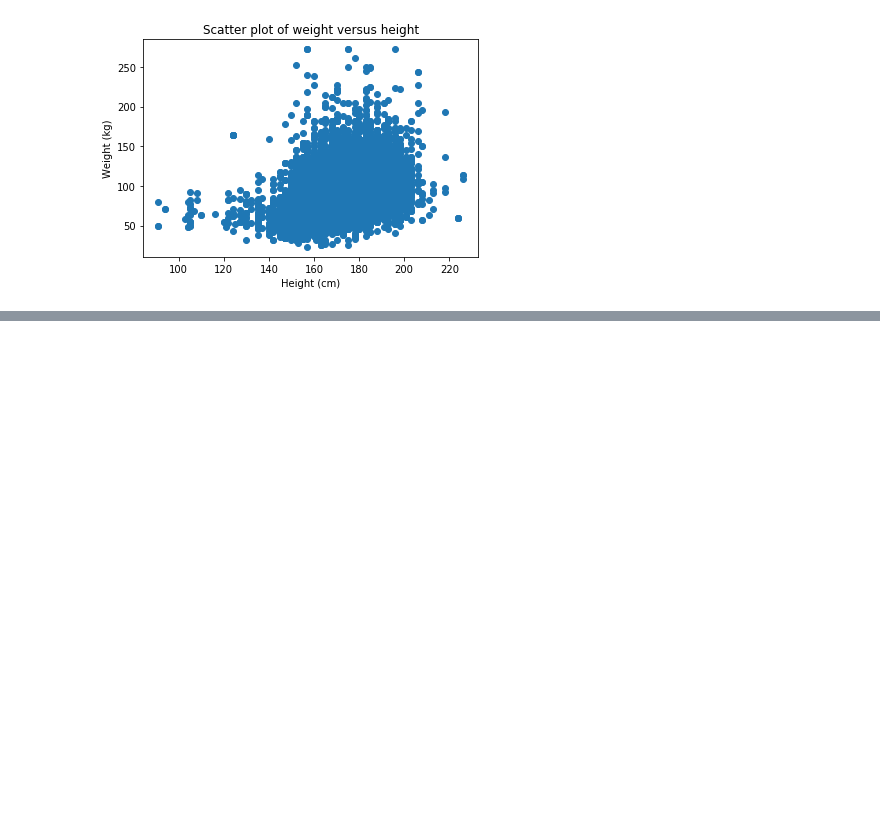
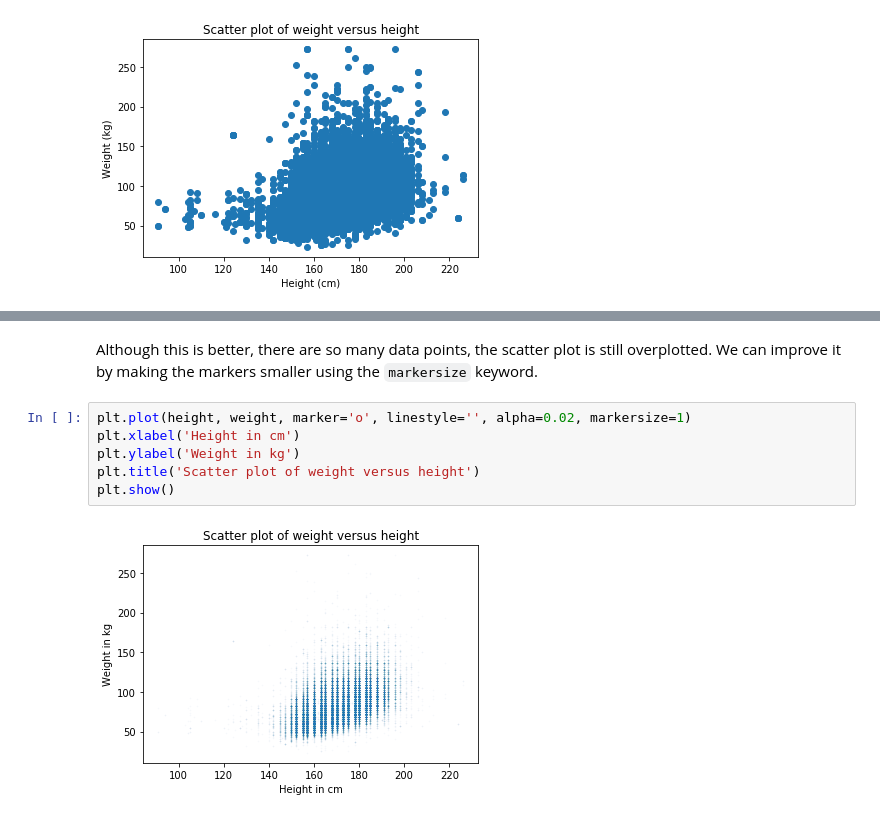
Before and after one commit to nishantsule/Data-Visualization-Workshop, a Jupyter notebook: Data-Viz-FundamentalsReview.ipynb, the cells around one changed output, grey strips where cells are left out. Cells and saved outputs as stored; diff of their text form; blank space fills up the shorter version.

```diff
--- a/Data-Viz-FundamentalsReview.ipynb
+++ b/Data-Viz-FundamentalsReview.ipynb
@@ -406,0 +410,10 @@ Here's what it looks like with alpha=0.02.
+# %% [markdown]
+Although this is better, there are so many data points, the scatter plot is still overplotted. We can improve it by making the markers smaller using the `markersize` keyword.
+# %%
+plt.plot(height, weight, marker='o', linestyle='', alpha=0.02, markersize=1)
+plt.xlabel('Height in cm')
+plt.ylabel('Weight in kg')
+plt.title('Scatter plot of weight versus height')
+plt.show()
+# %% [output]
+[figure, added]
```
Also changed, not shown: parts of 13 cells of this notebook.
